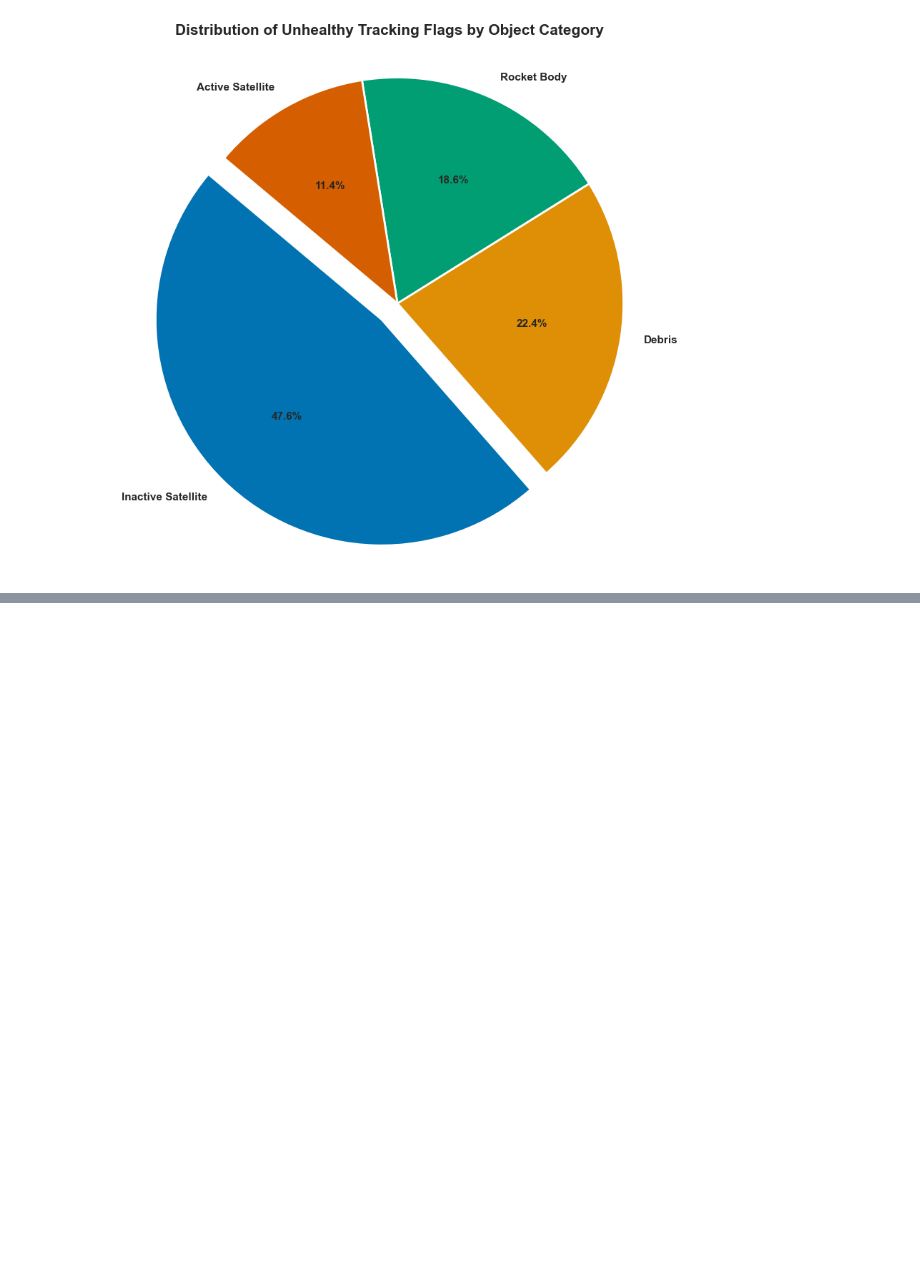
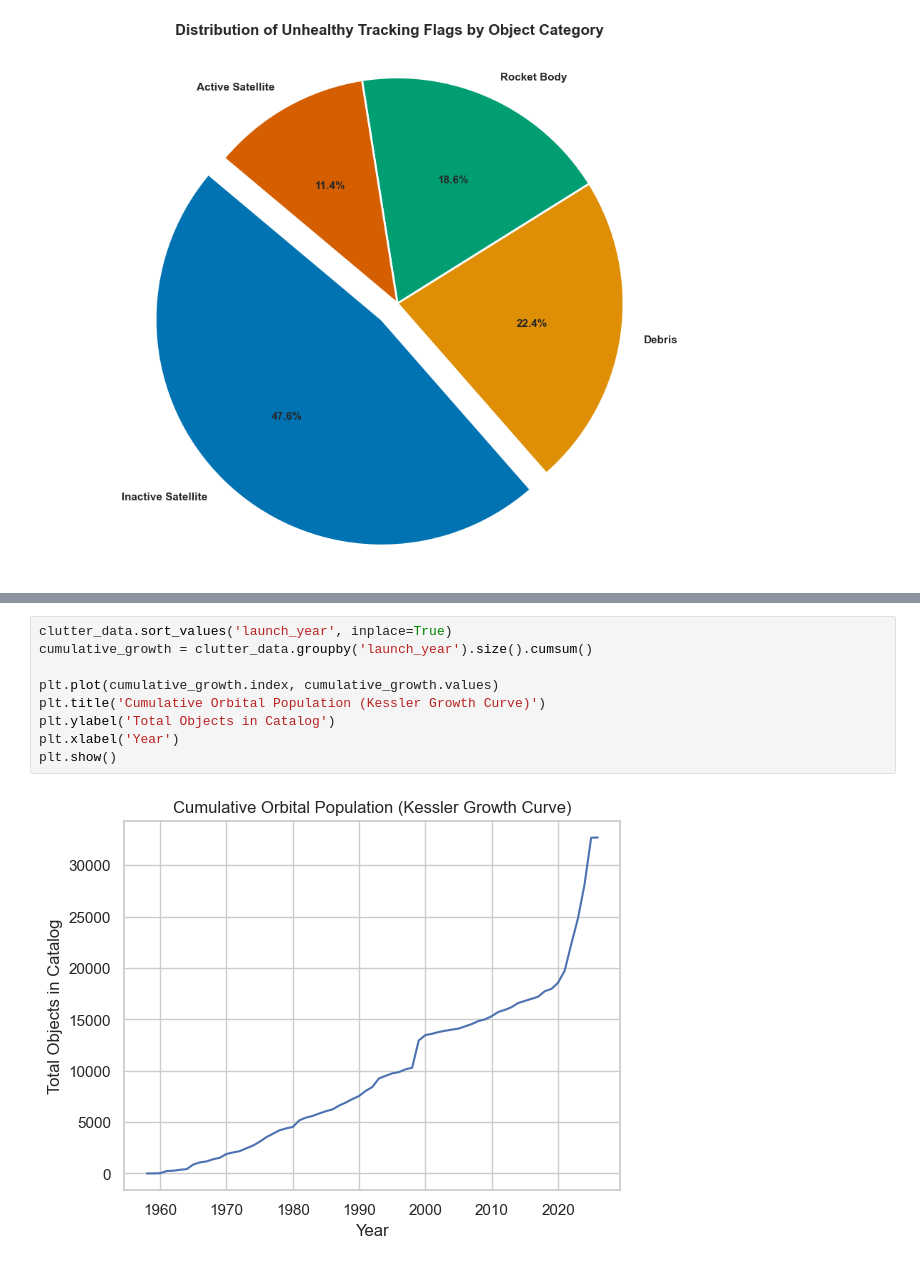
Before and after one commit to sithid/orbital-debris-assessment, a Jupyter notebook: notebooks/eda/satcat_eda.ipynb, the cells around one changed output, grey strips where cells are left out. Saved outputs shown, nothing was run; the diff lists cells and outputs as text; blank space fills up the shorter version.

Commit message:
kessler syndrom: down the rabbit hole!, readme updates

```diff
--- a/notebooks/eda/satcat_eda.ipynb
+++ b/notebooks/eda/satcat_eda.ipynb
@@ -357,0 +369,11 @@ plt.show()
+# %%
+clutter_data.sort_values('launch_year', inplace=True)
+cumulative_growth = clutter_data.groupby('launch_year').size().cumsum()
+
+plt.plot(cumulative_growth.index, cumulative_growth.values)
+plt.title('Cumulative Orbital Population (Kessler Growth Curve)')
+plt.ylabel('Total Objects in Catalog')
+plt.xlabel('Year')
+plt.show()
+# %% [output]
+[figure, added]
```
Also changed, not shown: parts of 1 cell of this notebook, 1 other file.
